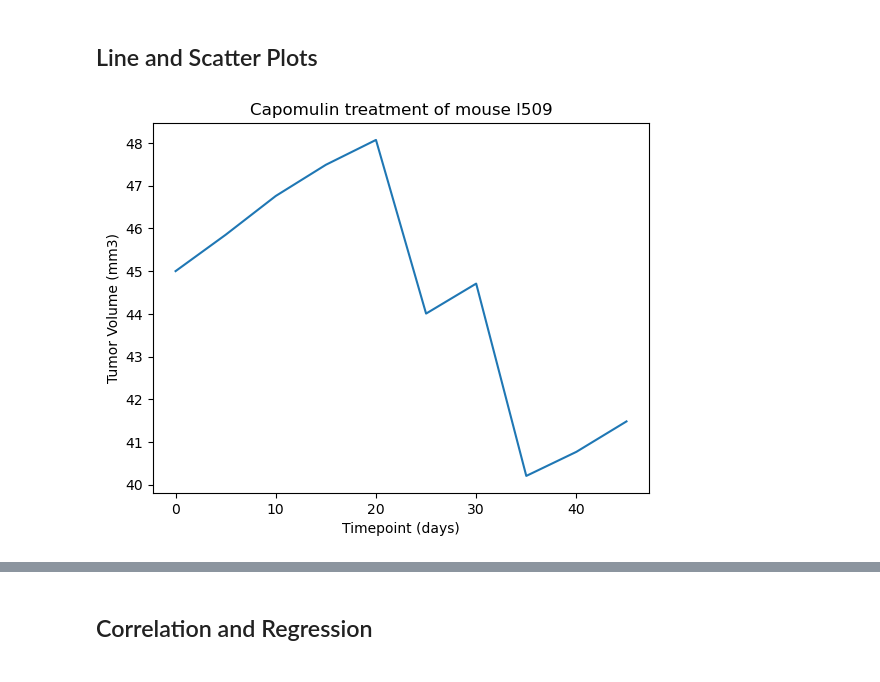
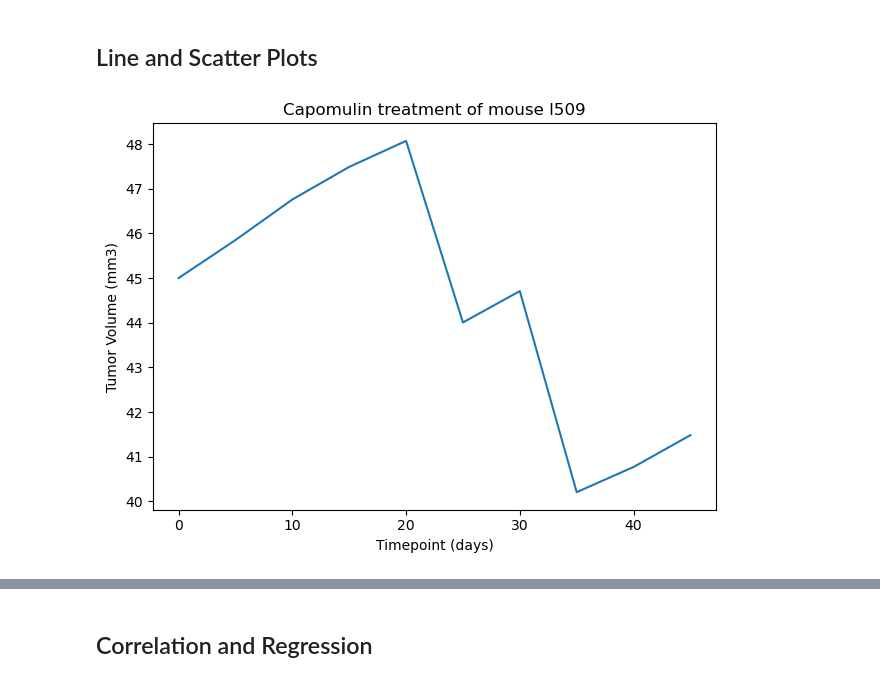
Before and after one commit to john-a-ellis/matplotlib-challenge, a Jupyter notebook: Pymaceuticals/pymaceuticals_starter.ipynb, the cells around one changed output, grey strips where cells are left out. Drawn from its saved outputs; the diff is of its cells as text; code cells hidden in the pictures.

Commit message:
pushing the absolute final matplotlib challenge assignment cleaning up format of Charts

```diff
--- a/Pymaceuticals/pymaceuticals_starter.ipynb
+++ b/Pymaceuticals/pymaceuticals_starter.ipynb
@@ -258,14 +257,15 @@ plt.show()
 # %%
 # Generate a line plot of tumor volume vs. time point for a single mouse treated with Capomulin
 line_plot_data=clean_df.loc[clean_df['Mouse ID']=='l509'][['Tumor Volume (mm3)', 'Timepoint', 'Drug Regimen' ]]
 line_plot_data.set_index('Timepoint', inplace=True)
 treatment=line_plot_data.iloc[2,1] #create a subset for the treatment being analysed
 mouse='l509'
 Title=(f'{treatment} treatment of mouse {mouse}') #get the Drug Regime for the mouse being analysed
 line_plot_data.plot(kind='line', xlabel = 'Timepoint (days)', ylabel= 'Tumor Volume (mm3)', legend=False, title=Title)
+plt.tight_layout()
 plt.show()
 # %% [output]
-[figure, old version]
+[figure, new version]
 # %%
 # Generate a scatter plot of mouse weight vs. the average observed tumor volume for the entire Capomulin regimen
 scatter_tumor=clean_df.loc[clean_df['Drug Regimen']=='Capomulin'].groupby('Mouse ID')[['Tumor Volume (mm3)']].mean()
```
Also changed, not shown: parts of 4 cells of this notebook.
